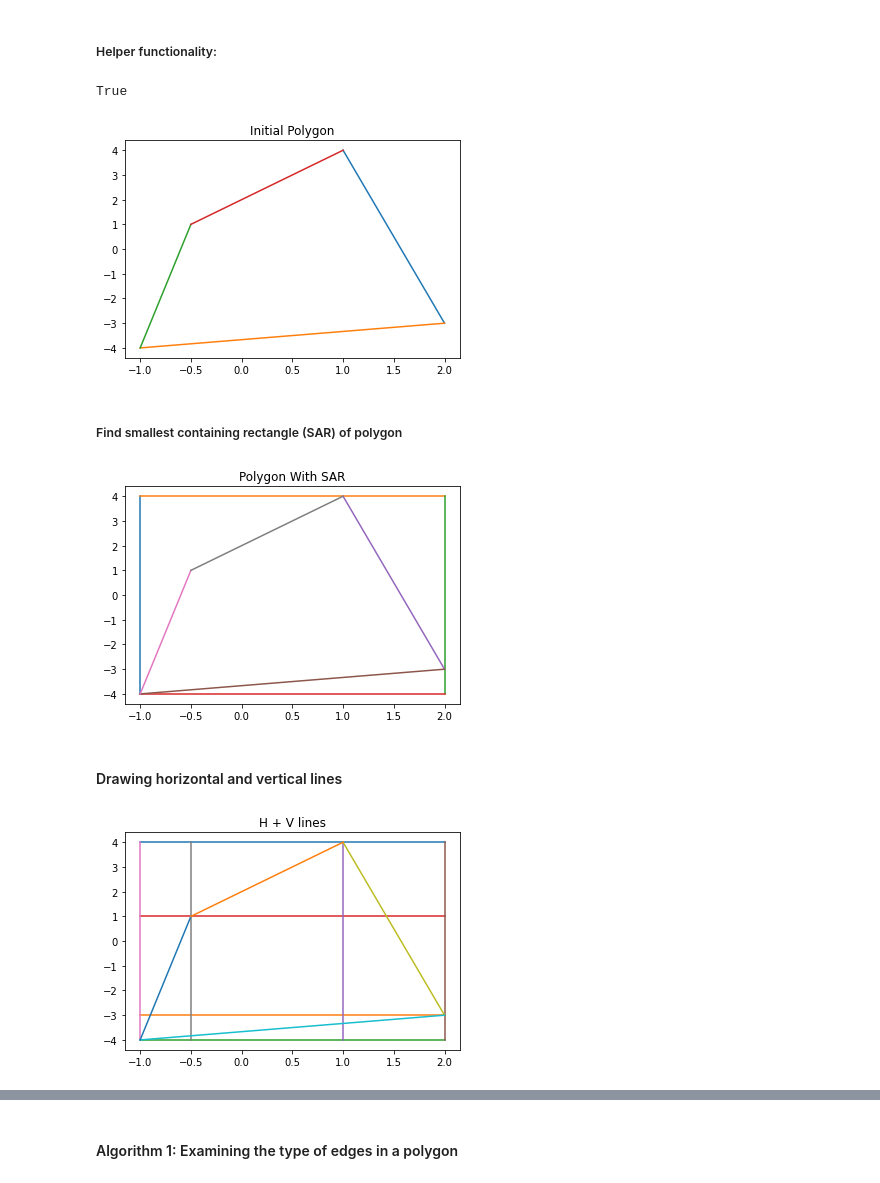
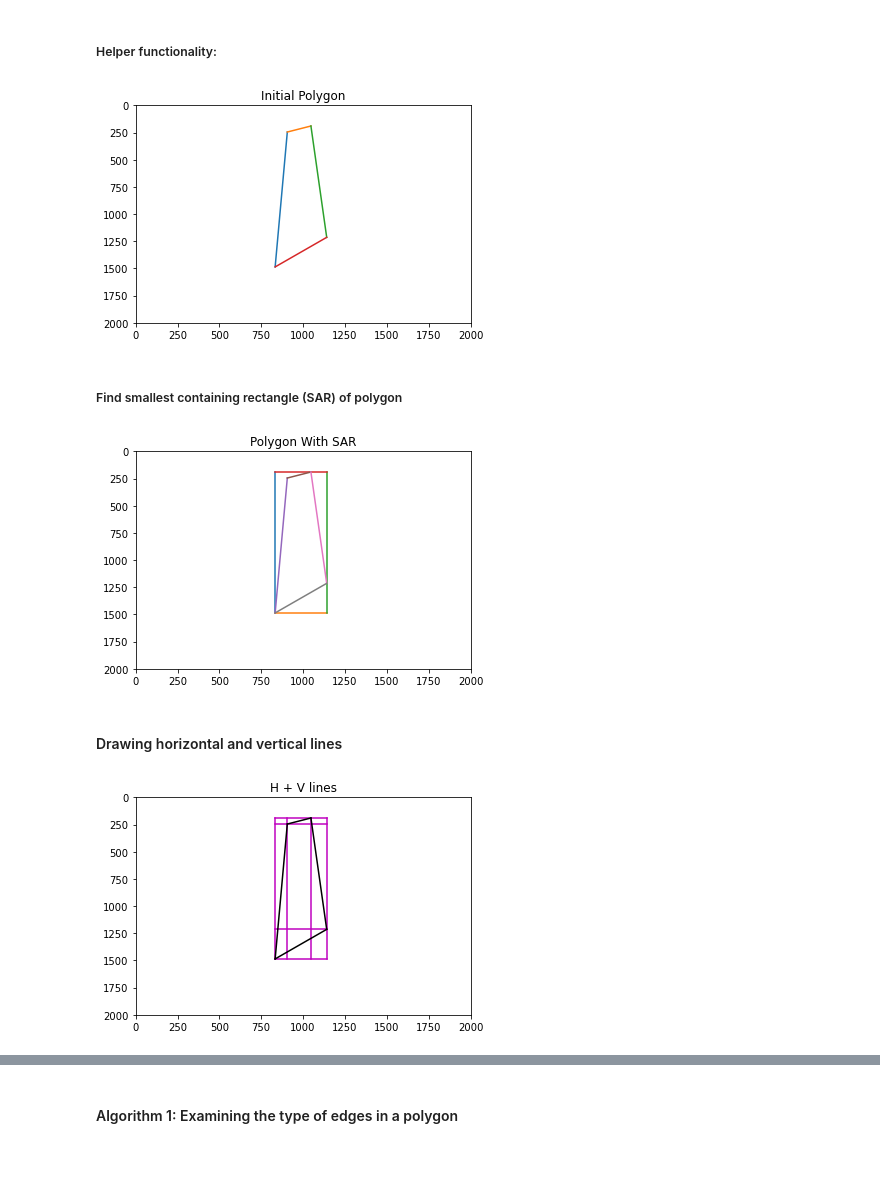
Before and after one commit to oortega20/CS294-final_project, a Jupyter notebook: inscribing_rectangle.ipynb, the cells around one changed output, grey strips where cells are left out. Cells and saved outputs as stored; diff of their text form; code cells hidden in the pictures.

```diff
--- a/inscribing_rectangle.ipynb
+++ b/inscribing_rectangle.ipynb
@@ -105,9 +103,3 @@ def disjoint_segments(line1, line2):
        (y_1 > y_3 and y_1 > x_4 and y_2 > y_3 and y_2 > y_4):
         return True
     return False
-# %%
-#[0.0, 1.6666666666666667] [[0.4, 1.0], [1.0, 0.0]] [[0.0, -2.0], [0.0, 2.1]]
-line_intersection([[0.4, 1.0], [1.0, 0.0]], [[0.0, -2.0], [0.0, 2.1]])
-disjoint_segments([[0.4, 1.0], [1.0, 0.0]], [[0.0, -2.0], [0.0, 2.1]])
-# %% [output]
-True
@@ -116,17 +106,21 @@ points = [(1,4),(2,-3),(-1,-4),(-0.5,1)]
+# %%
+points =((833, 1486), (905.691324156175, 245.19948072306863), (1046.726454192034, 189.89158659135921), (1141, 1214))
 # %%
 edge_pts = edges(points)
 # %%
 fig = plt.figure()
 
 plt.title('Initial Polygon')
 for edge in edge_pts:
+    plt.xlim((0,2000))
+    plt.ylim((2000,0))
     x_1,x_2 = edge[0][0], edge[1][0]
     y_1,y_2 = edge[0][1], edge[1][1]
     plt.plot([x_1,x_2], [y_1,y_2])
 
 plt.savefig('initial_polygon.png', format='png')
 # %% [output]
-[figure, old version]
+[figure, new version]
 # %% [markdown]
 ##### Find smallest containing rectangle (SAR) of polygon
 # %%
@@ -151,7 +145,8 @@ rec_edges = edges(SAR(points))
 fig = plt.figure()
 
 plt.title('Polygon With SAR')
-
+plt.xlim((0,2000))
+plt.ylim((2000,0))
 for edge in rec_edges:
     x_1,x_2 = edge[0][0], edge[1][0]
     y_1,y_2 = edge[0][1], edge[1][1]
@@ -164,7 +159,7 @@ for edge in edge_pts:
 
 plt.savefig('Polygon with SAR.png', format='png')
 # %% [output]
-[figure, old version]
+[figure, new version]
 # %% [markdown]
 #### Drawing horizontal and vertical lines
 # %%
@@ -189,27 +184,28 @@ def horizontal_lines(vertices):
 fig = plt.figure()
 
 plt.title('H + V lines')
-
+plt.xlim((0,2000))
+plt.ylim((2000,0))
 h_lines = horizontal_lines(points)
 v_lines = vertical_lines(points)
 for edge in h_lines:
     x_1,x_2 = edge[0][0], edge[1][0]
     y_1,y_2 = edge[0][1], edge[1][1]
-    plt.plot([x_1,x_2], [y_1,y_2])
+    plt.plot([x_1,x_2], [y_1,y_2],'m')
 
 for edge in v_lines:
     x_1,x_2 = edge[0][0], edge[1][0]
     y_1,y_2 = edge[0][1], edge[1][1]
-    plt.plot([x_1,x_2], [y_1,y_2])
+    plt.plot([x_1,x_2], [y_1,y_2],'m')
 
 for edge in edge_pts:
     x_1,x_2 = edge[0][0], edge[1][0]
     y_1,y_2 = edge[0][1], edge[1][1]
-    plt.plot([x_1,x_2], [y_1,y_2])
+    plt.plot([x_1,x_2], [y_1,y_2],'k')
 
 plt.savefig('Polygon with H + V lines.png', format='png')
 # %% [output]
-[figure, old version]
+[figure, new version]
 # %%
 def polygon_lines(vertices, edges):
     """
```
Also changed, not shown: parts of 18 cells of this notebook, 1 other file.
